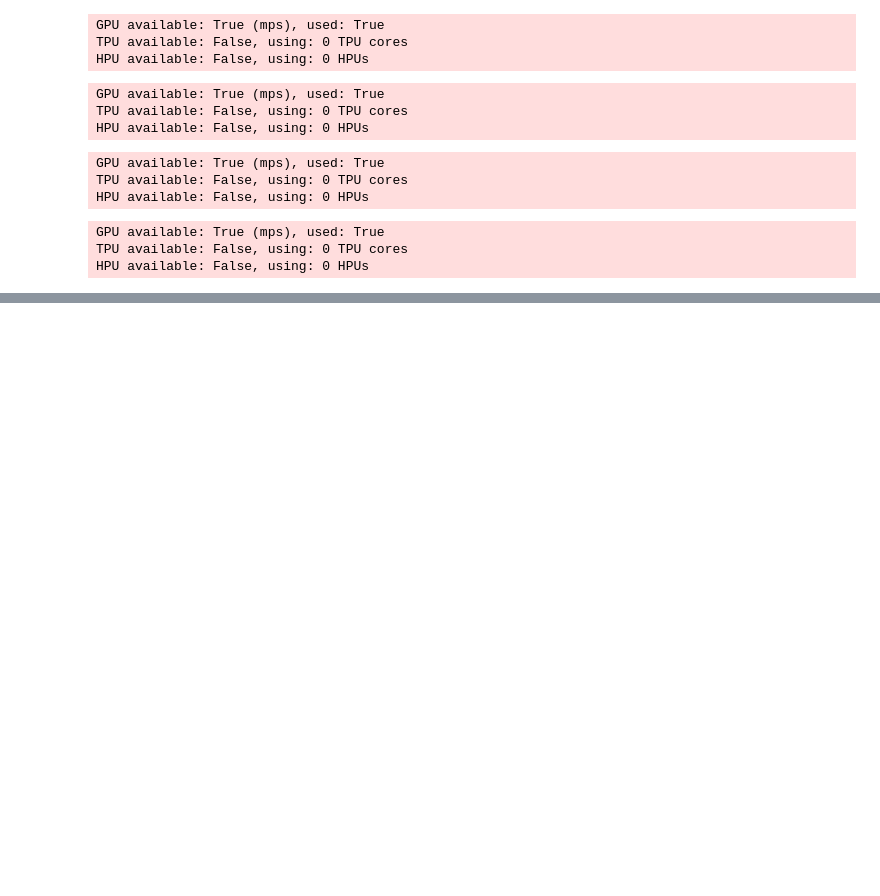
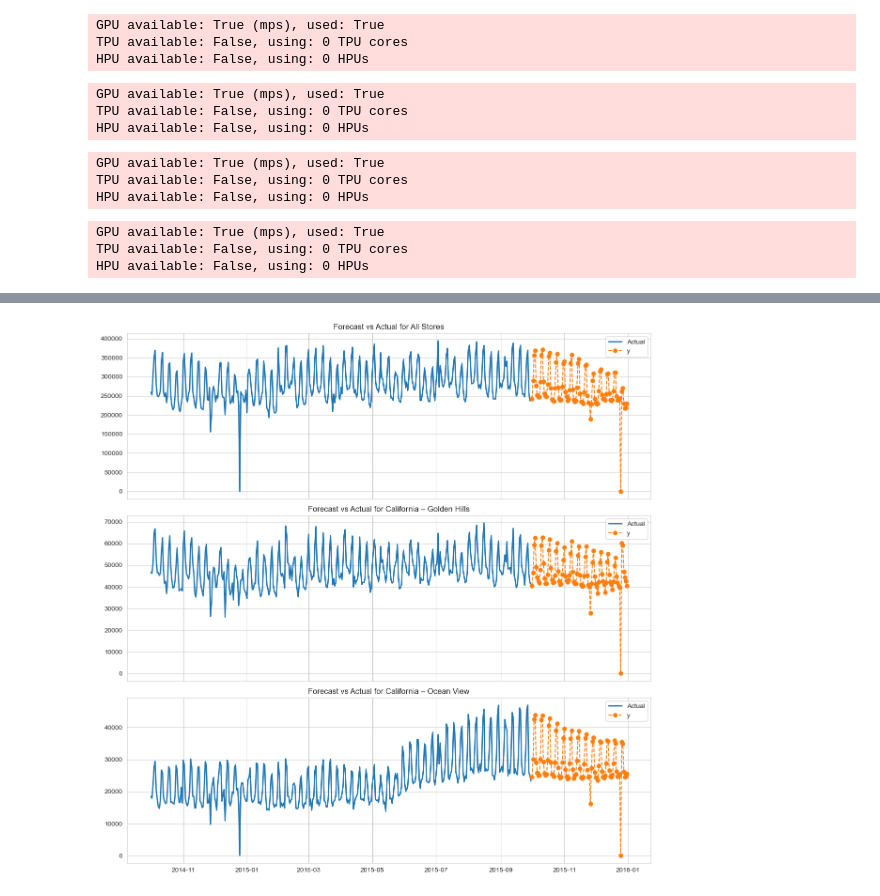
Before and after one commit to gonhonig/Forecasting-Competition, a Jupyter notebook: nixtla.ipynb, the cells around one changed output, grey strips where cells are left out. Drawn from its saved outputs; the diff is of its cells as text; code cells hidden in the pictures; blank space fills up the shorter version.

```diff
--- a/nixtla.ipynb
+++ b/nixtla.ipynb
@@ -391 +416,8 @@ HPU available: False, using: 0 HPUs
+# %%
+ensemble_forecast = mlf_forecast.merge(nf_forecast, how='left', on=['unique_id', 'ds'])
+ensemble_forecast['y'] = ensemble_forecast[['CatBoostRegressor', 'NHITS', 'LGBMRegressor']].mean(axis=1)
+ensemble_forecast.loc[(ensemble_forecast['ds'].dt.month == 12) & (ensemble_forecast['ds'].dt.day == 25), 'y'] = 0
+plot_forecasts(df, ensemble_forecast, models=['y'], history_days=365)
+# %% [output]
+[figure, added]
 # %%
```
Also changed, not shown: parts of 10 cells of this notebook, 2 other files.
